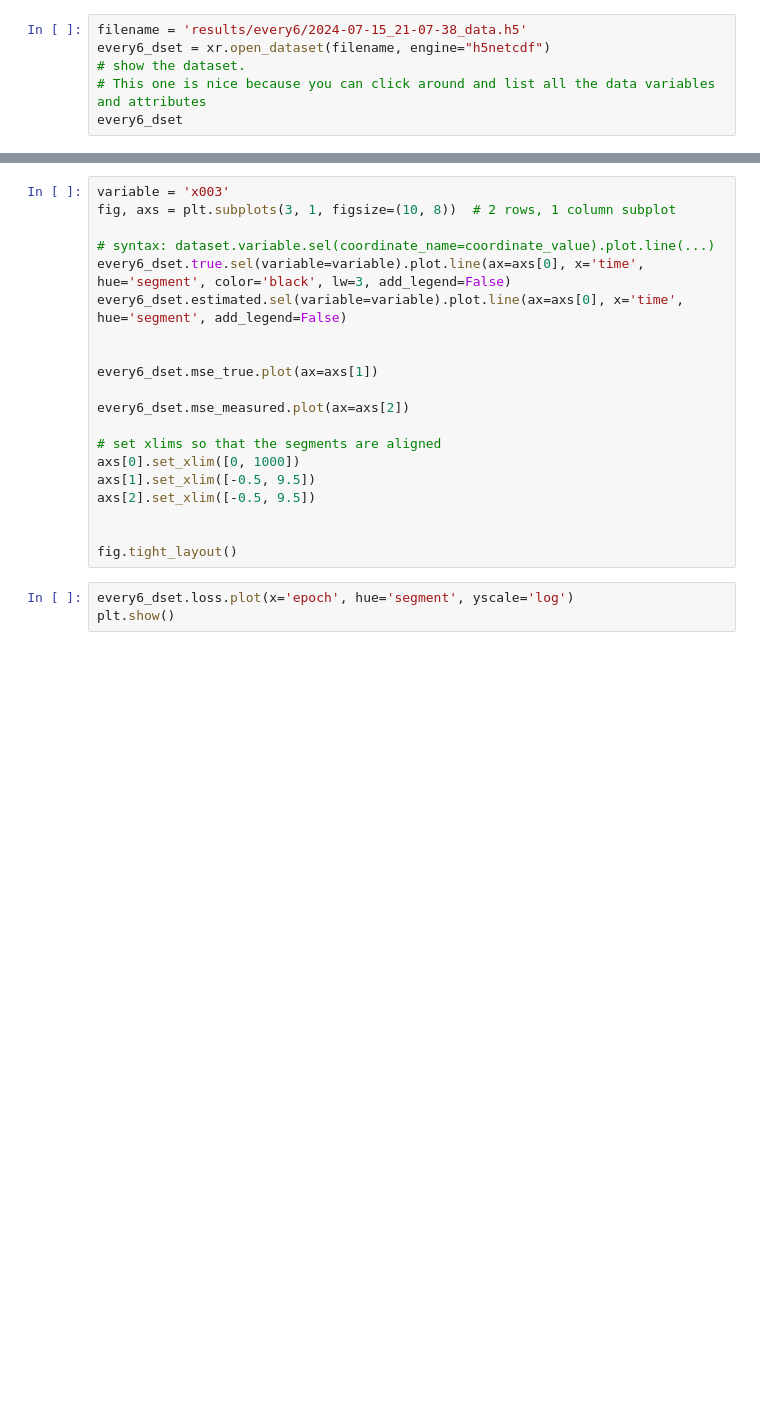
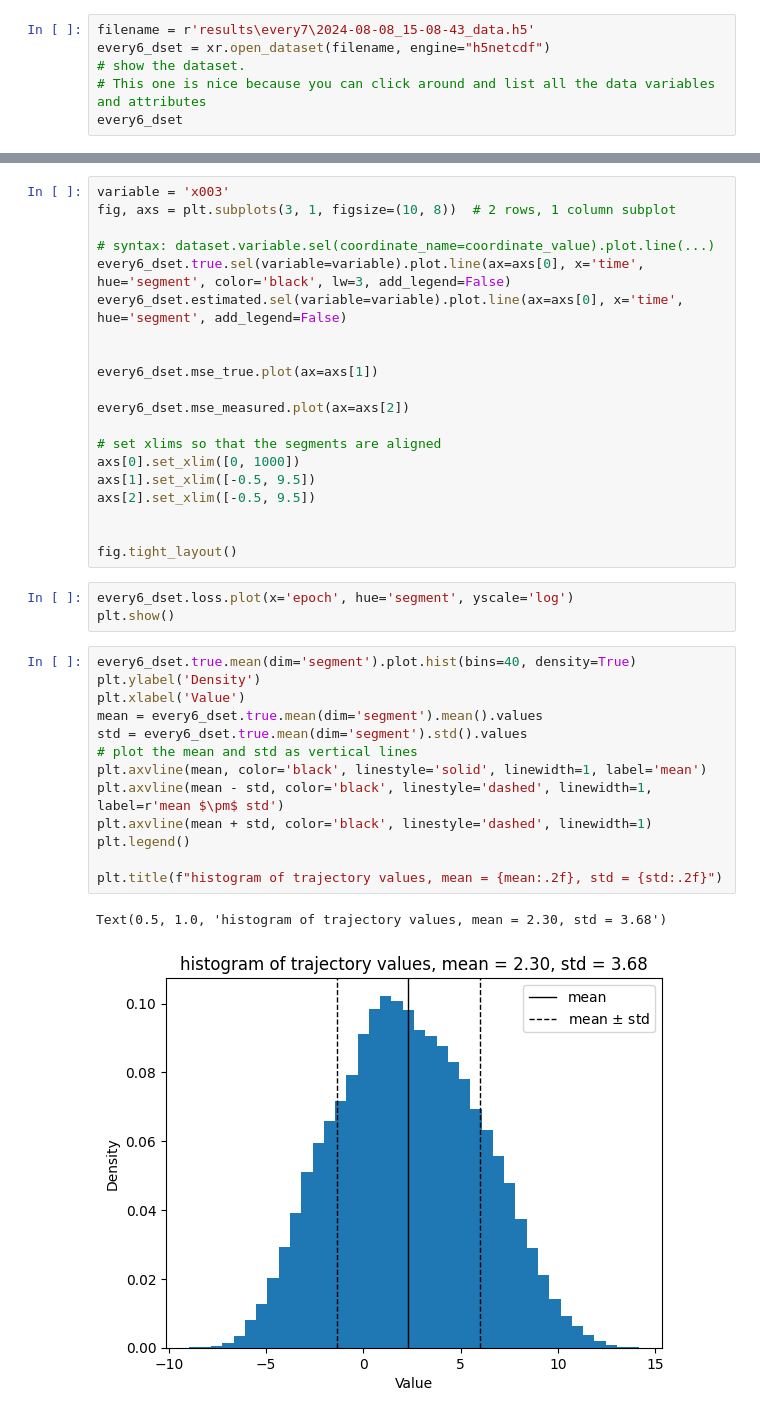
Before and after one commit to KotaShiozawa/adoptODE-lorenz96, a Jupyter notebook: visualization.ipynb, the cells around one changed output, grey strips where cells are left out. Saved outputs shown, nothing was run; the diff lists cells and outputs as text; blank space fills up the shorter version.

```diff
--- a/visualization.ipynb
+++ b/visualization.ipynb
@@ -4,7 +4,7 @@
 import xarray as xr # xarray is like an extended pandas for (spatio-)temporal data
 import matplotlib.pyplot as plt
 # %%
-filename = 'results/every6/2024-07-15_21-07-38_data.h5'
+filename = r'results\every7\2024-08-08_15-08-43_data.h5'
 every6_dset = xr.open_dataset(filename, engine="h5netcdf")
 # show the dataset.
 # This one is nice because you can click around and list all the data variables and attributes
@@ -32,3 +50,19 @@ fig.tight_layout()
 # %%
 every6_dset.loss.plot(x='epoch', hue='segment', yscale='log')
 plt.show()
+# %%
+every6_dset.true.mean(dim='segment').plot.hist(bins=40, density=True)
+plt.ylabel('Density')
+plt.xlabel('Value')
+mean = every6_dset.true.mean(dim='segment').mean().values
+std = every6_dset.true.mean(dim='segment').std().values
+# plot the mean and std as vertical lines
+plt.axvline(mean, color='black', linestyle='solid', linewidth=1, label='mean')
+plt.axvline(mean - std, color='black', linestyle='dashed', linewidth=1, label=r'mean $\pm$ std')
+plt.axvline(mean + std, color='black', linestyle='dashed', linewidth=1)
+plt.legend()
+
+plt.title(f"histogram of trajectory values, mean = {mean:.2f}, std = {std:.2f}")
+# %% [output]
+Text(0.5, 1.0, 'histogram of trajectory values, mean = 2.30, std = 3.68')
+[figure, added]
```
Also changed, not shown: parts of 5 cells of this notebook.
